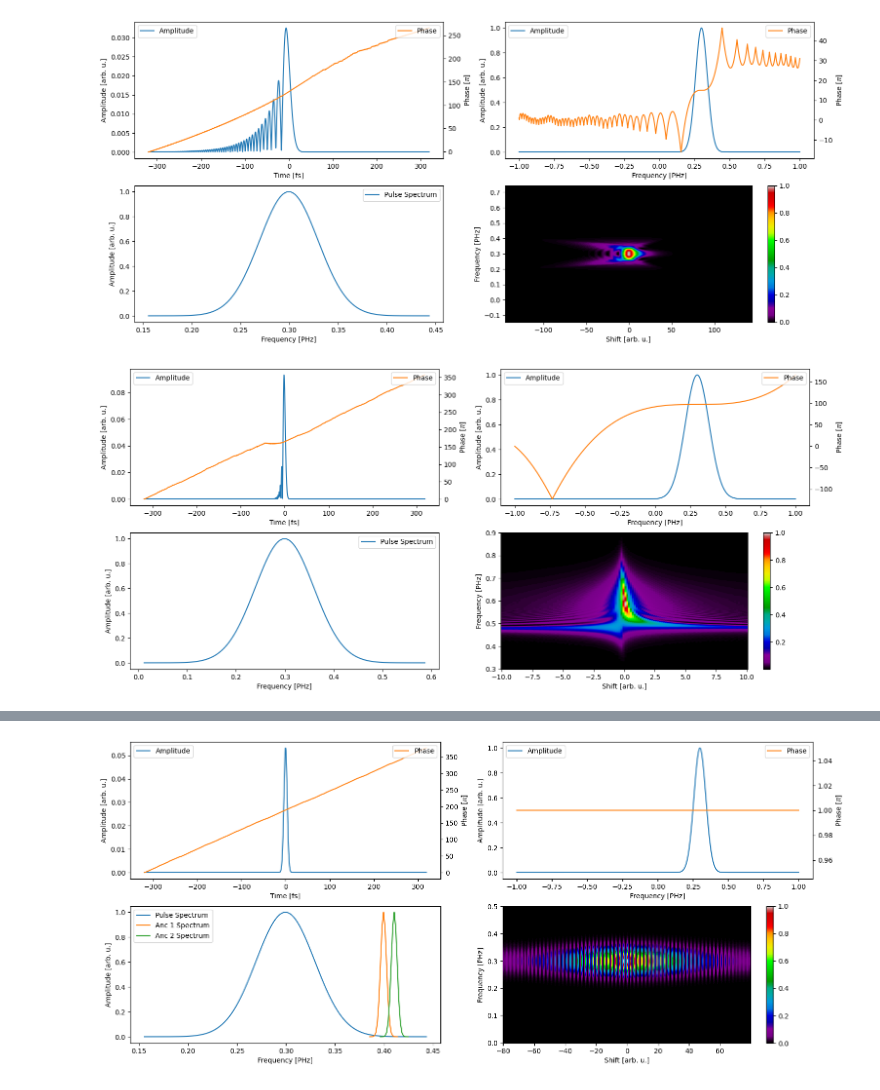
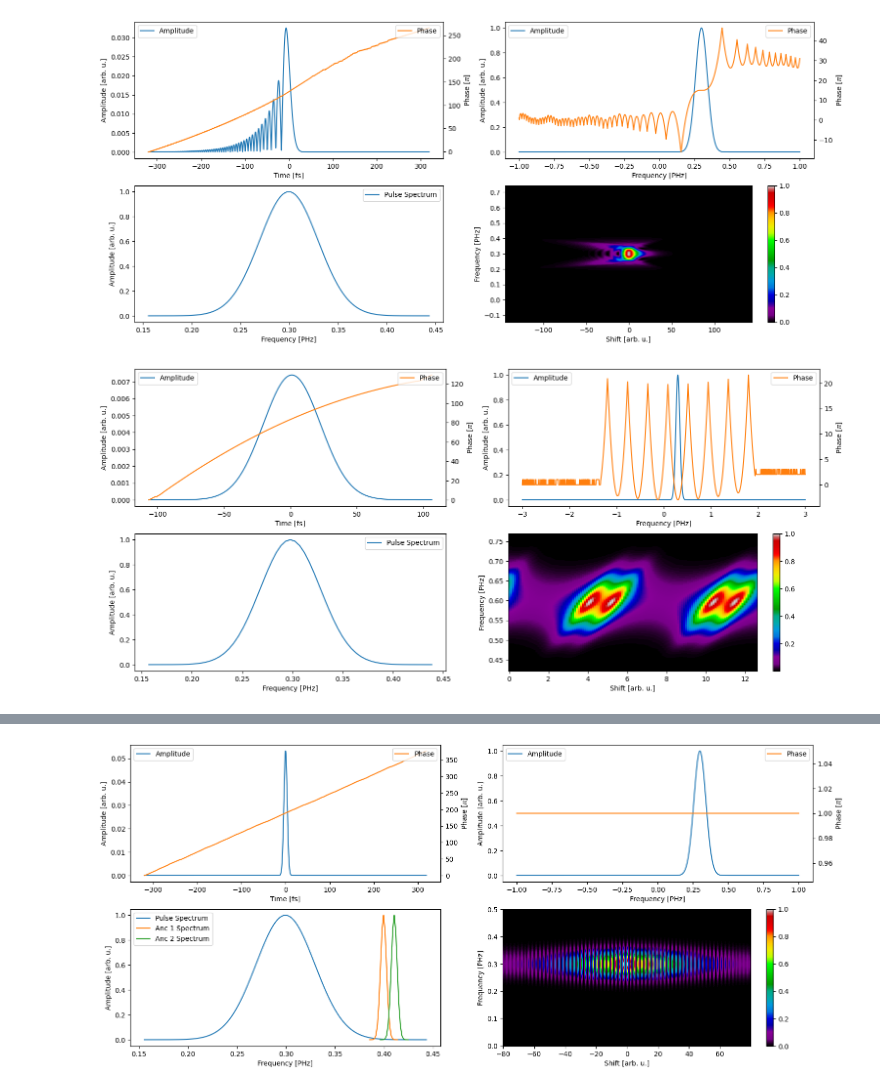
Before and after one commit to matillda123/Pulse-Retrieval-with-Jax, a Jupyter notebook: _usage_example.ipynb, the cells around one changed output, grey strips where cells are left out. Saved outputs shown, nothing was run; the diff lists cells and outputs as text; code cells hidden in the pictures.

Commit message:
Started adding MIIPS

```diff
--- a/_usage_example.ipynb
+++ b/_usage_example.ipynb
@@ -41,25 +41,25 @@ time, frequency, trace, spectra=pulse_maker.generate_frog(time_inp, frequency_in
 # %%
 #from phase_matrix_funcs import parameters_material_scan as parameters, calculate_phase_matrix_miips as phase_matrix_func
 
-from src.chirp_scan import phase_matrix_material as phase_matrix_func
-from src.chirp_scan.phase_matrix_funcs import parameters_material_scan as parameters
+from src.chirp_scan import phase_matrix_miips as phase_matrix_func
 
-pulse_maker = MakePulse(N=128*10, Delta_f=1)
+pulse_maker = MakePulse(N=128*10, Delta_f=3)
 
 central_f = np.array([0.3])
-phase = PolynomialPhase(central_frequency = central_f, coefficients = np.array([0.5, 0, 0, 100]))
-amp = GaussianAmplitude(central_frequency = central_f, amplitude = np.array([1.0]), fwhm = np.array([0.2]))
+phase = PolynomialPhase(central_frequency = central_f, coefficients = np.array([0.5, 0, 250, 0]))
+amp = GaussianAmplitude(central_frequency = central_f, amplitude = np.array([1.0]), fwhm = np.array([0.1]))
 time_inp, pulse_t_inp, frequency_inp, pulse_f_inp = pulse_maker.generate_pulse((amp, phase))
 
 
 
 
-z_arr=np.linspace(-10, 10, 128)
+z_arr = np.linspace(0, 4*jnp.pi, 128)
+parameters = (1.5*jnp.pi, 5, central_f.item())
 z_arr, frequency, trace, spectra = pulse_maker.generate_chirpscan(z_arr, time_inp, frequency_inp, pulse_t_inp, pulse_f_inp,
                                                               "shg", phase_matrix_func, parameters,
-                                                              N=128*4, cut_off_val=1e-3, frequency_range=(0.3, 0.9), real_fields=True)
+                                                              N=128*4, cut_off_val=1e-1)#, frequency_range=(0.3, 0.9), real_fields=False)
 
 
 #trace = apply_noise(trace, scale_val=0.01, additive_noise=True, multiplicative_noise=False)
 # %% [output]
-[figure, old version]
+[figure, new version]
```
Also changed, not shown: parts of 8 cells of this notebook, 7 other files.
